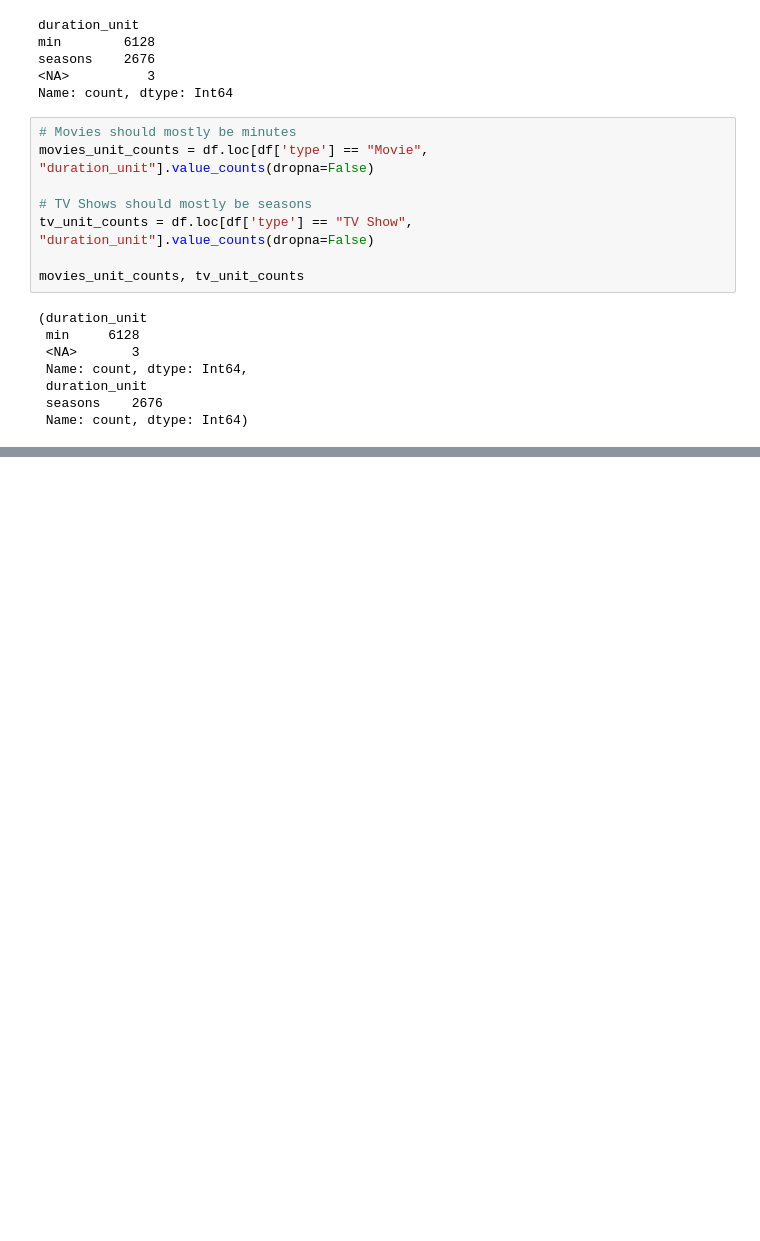
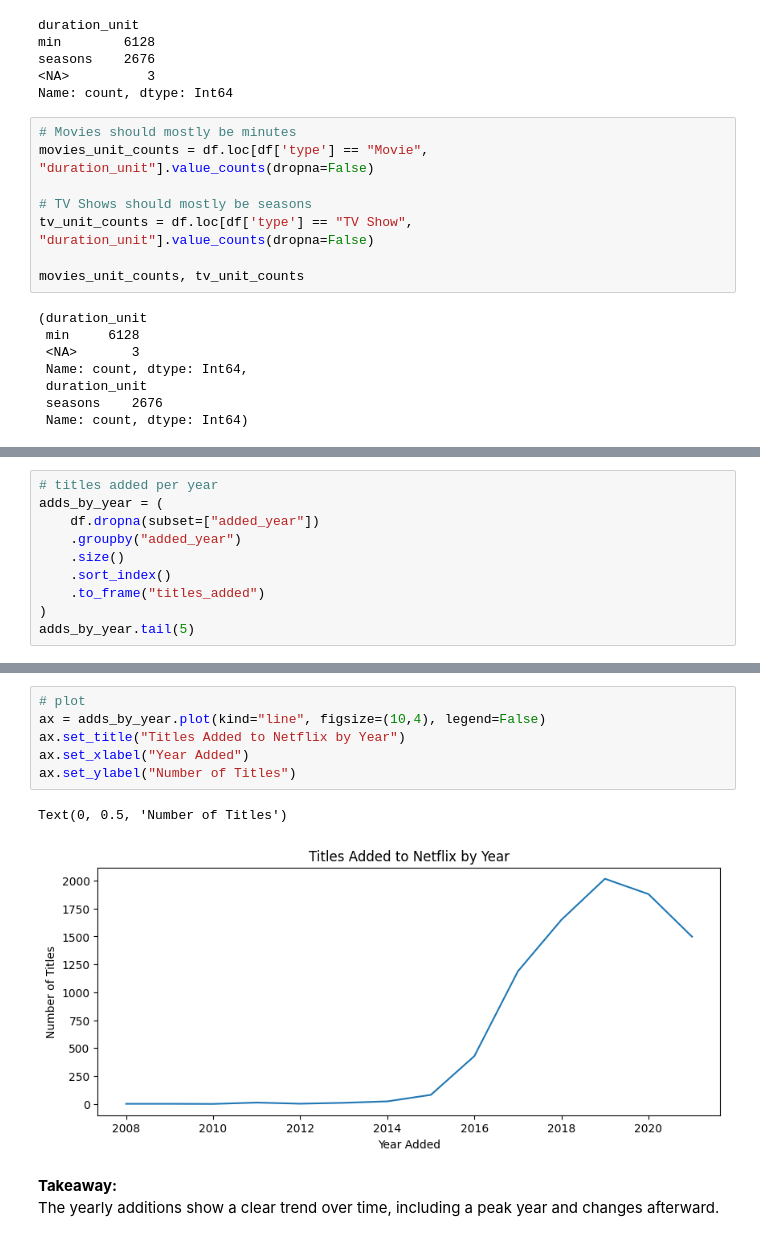
Before and after one commit to mohamadhaidar12482-ship-it/pandas-eda-case-study, a Jupyter notebook: notebooks/01_eda_netflix.ipynb, the cells around one changed output, grey strips where cells are left out. Drawn from its saved outputs; the diff is of its cells as text; blank space fills up the shorter version.

Commit message:
Add insight: titles added by year

```diff
--- a/notebooks/01_eda_netflix.ipynb
+++ b/notebooks/01_eda_netflix.ipynb
@@ -244,0 +253,10 @@ movies_unit_counts, tv_unit_counts
+# %%
+# titles added per year
+adds_by_year = (
+    df.dropna(subset=["added_year"])
+    .groupby("added_year")
+    .size()
+    .sort_index()
+    .to_frame("titles_added")
+)
+adds_by_year.tail(5)
@@ -244,0 +271,12 @@ movies_unit_counts, tv_unit_counts
+# %%
+# plot
+ax = adds_by_year.plot(kind="line", figsize=(10,4), legend=False)
+ax.set_title("Titles Added to Netflix by Year")
+ax.set_xlabel("Year Added")
+ax.set_ylabel("Number of Titles")
+# %% [output]
+Text(0, 0.5, 'Number of Titles')
+[figure, added]
+# %% [markdown]
+**Takeaway:**
+The yearly additions show a clear trend over time, including a peak year and changes afterward.
```
Also changed, not shown: parts of 2 cells of this notebook, 1 other file.
